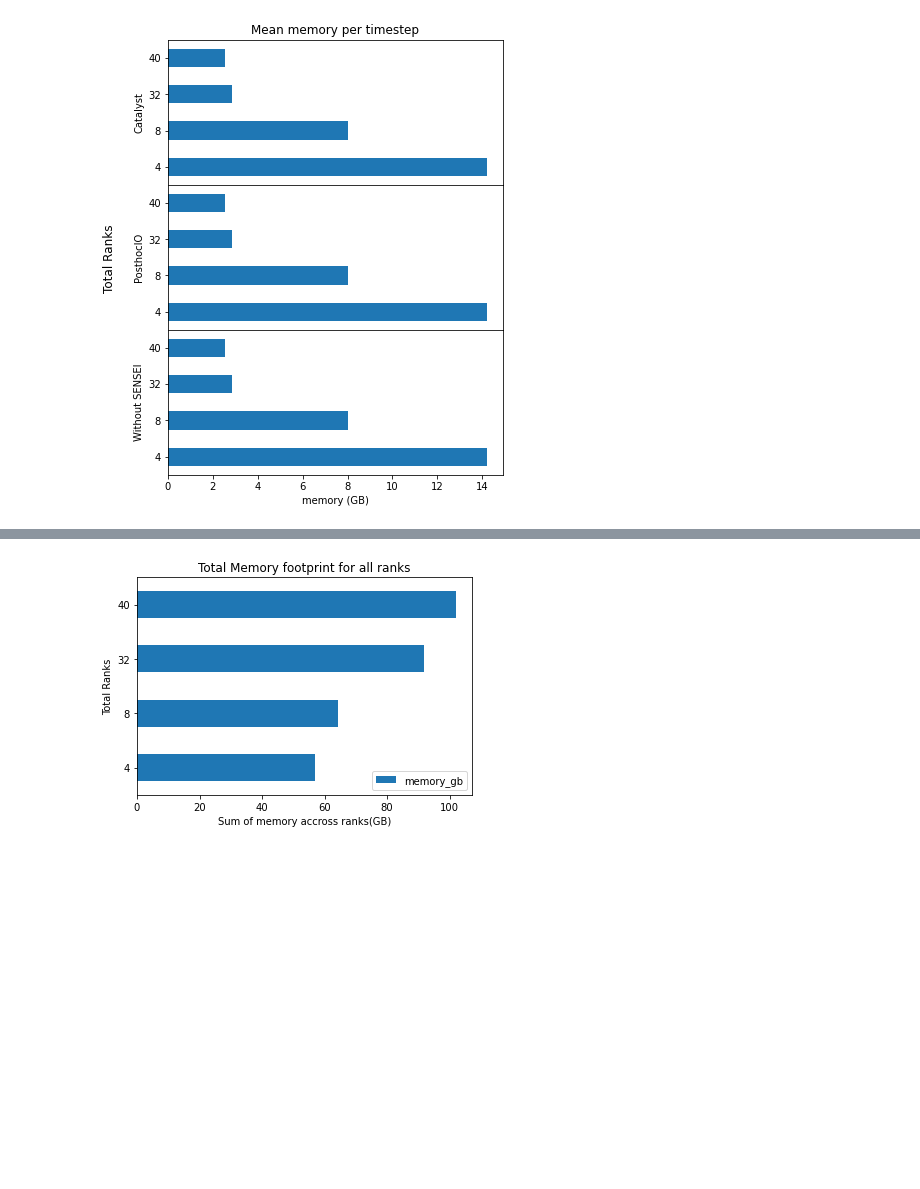
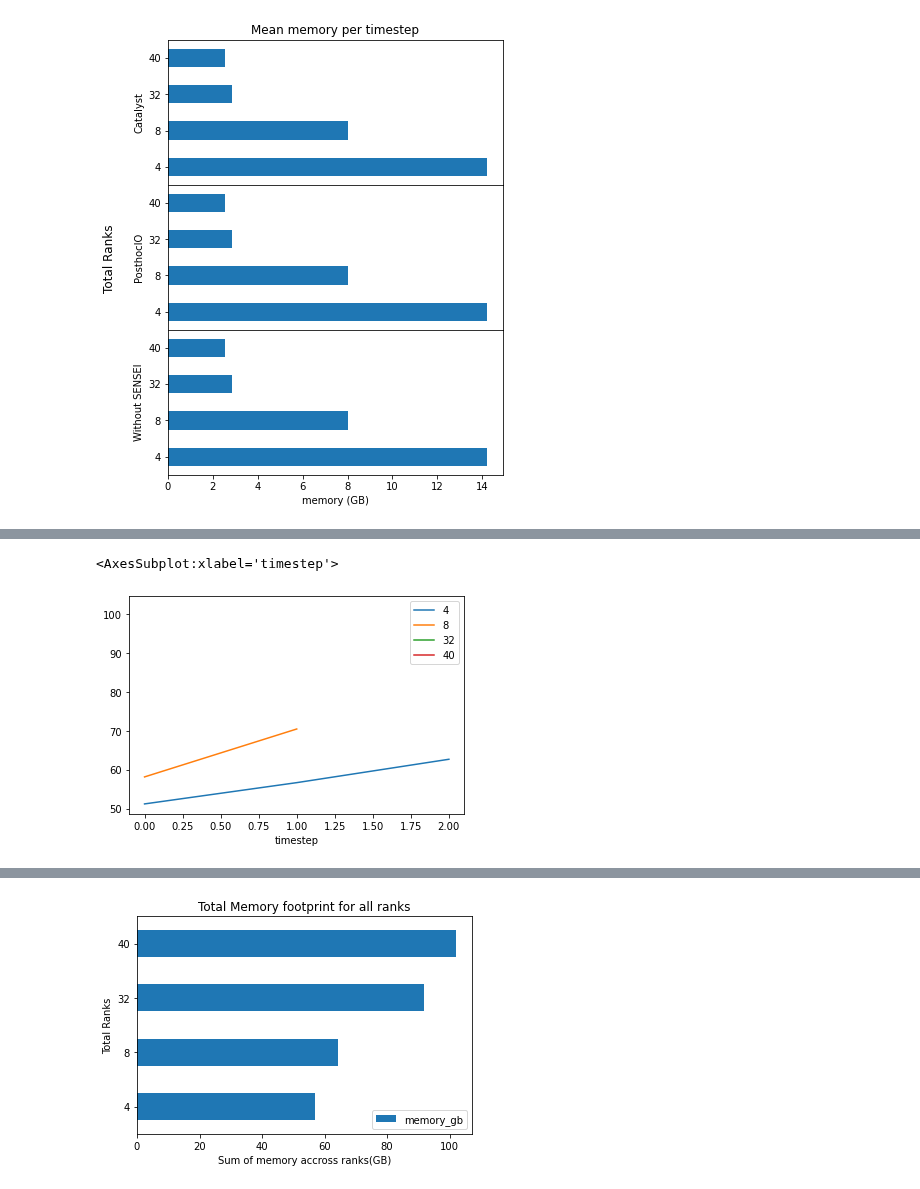
Before and after one commit to mvictoras/isav23-analysis, a Jupyter notebook: Paper Analysis.ipynb, the cells around one changed output, grey strips where cells are left out. Saved outputs shown, nothing was run; the diff lists cells and outputs as text; code cells hidden in the pictures; blank space fills up the shorter version.

```diff
--- a/Paper Analysis.ipynb
+++ b/Paper Analysis.ipynb
@@ -243,23 +260,16 @@ result[result['total_ranks'] == 4]
 # %%
-memory_usage = {}
-total_ranks = pd.unique(result['total_ranks'])
+fig, axs = plt.subplots()
 
-index = 0
-for rank in total_ranks:
-    df = result[result['total_ranks'] == rank]
-    N = df[df['rank'] == 0].count()['rank']
-    res = df['memory_kib'].values.reshape(-1, N)
-    total_sum = [sum(x) for x in zip(*res)]
+alcf_no_sensei_4 = calculate_memory_usage(dataframes['alcf' + 'no_sensei' + '4'])
+alcf_no_sensei_8 = calculate_memory_usage(dataframes['alcf' + 'no_sensei' + '8'])
+alcf_no_sensei_32 = calculate_memory_usage(dataframes['alcf' + 'no_sensei' + '32'])
+alcf_no_sensei_40 = calculate_memory_usage(dataframes['alcf' + 'no_sensei' + '40'])
 
-    timestep = 0
-    for ts in total_sum:
-        memory_usage[str(index)] = {'total_ranks': rank, 'memory_kib': ts, 'timestep': timestep}
-        timestep = timestep + 1
-        index = index + 1
-#memory_usage
-memory_df = pd.DataFrame(memory_usage).transpose()
-# Covert to MB
-memory_df['memory_mb'] = memory_df['memory_kib'] / 1024
-
-# Covert to GB
-memory_df['memory_gb'] = memory_df['memory_mb'] / 1024
+# Plot the stacked bar graph with axes flipped
+alcf_no_sensei_4.plot(ax=axs, kind='line', x='timestep', y='memory_gb', label='4')
+alcf_no_sensei_8.plot(ax=axs, kind='line', x='timestep', y='memory_gb', label='8')
+alcf_no_sensei_32.plot(ax=axs, kind='line', x='timestep', y='memory_gb', label='32')
+alcf_no_sensei_40.plot(ax=axs, kind='line', x='timestep', y='memory_gb', label='40')
+# %% [output]
+<AxesSubplot:xlabel='timestep'>
+[figure, added]
```
Also changed, not shown: parts of 18 cells of this notebook, 1 other file.
